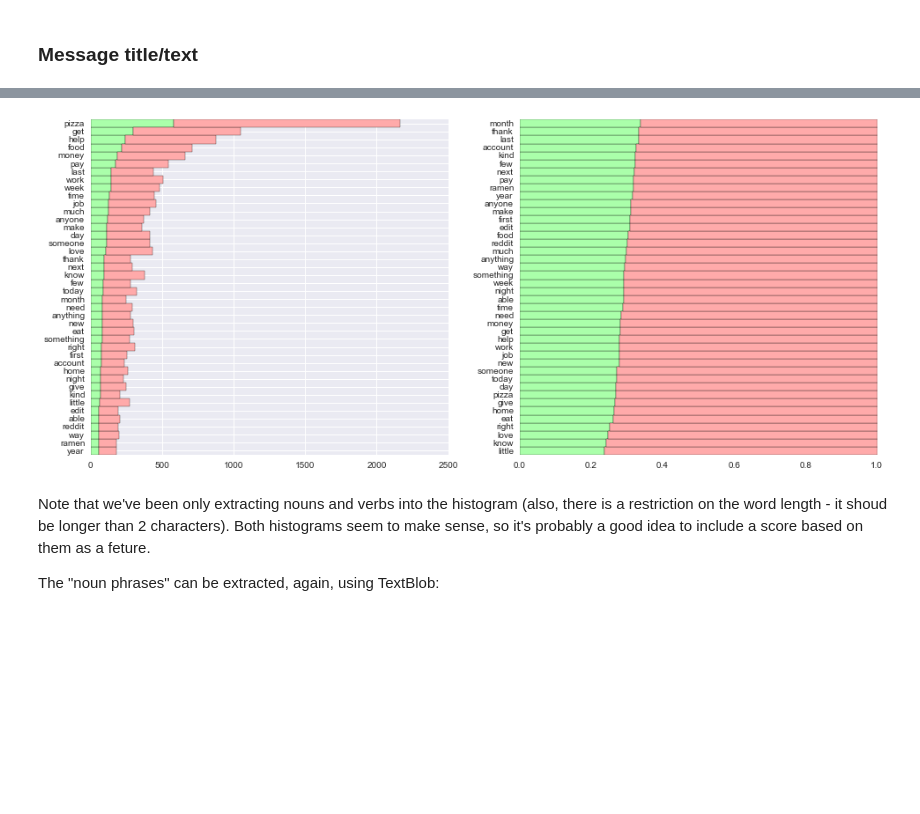
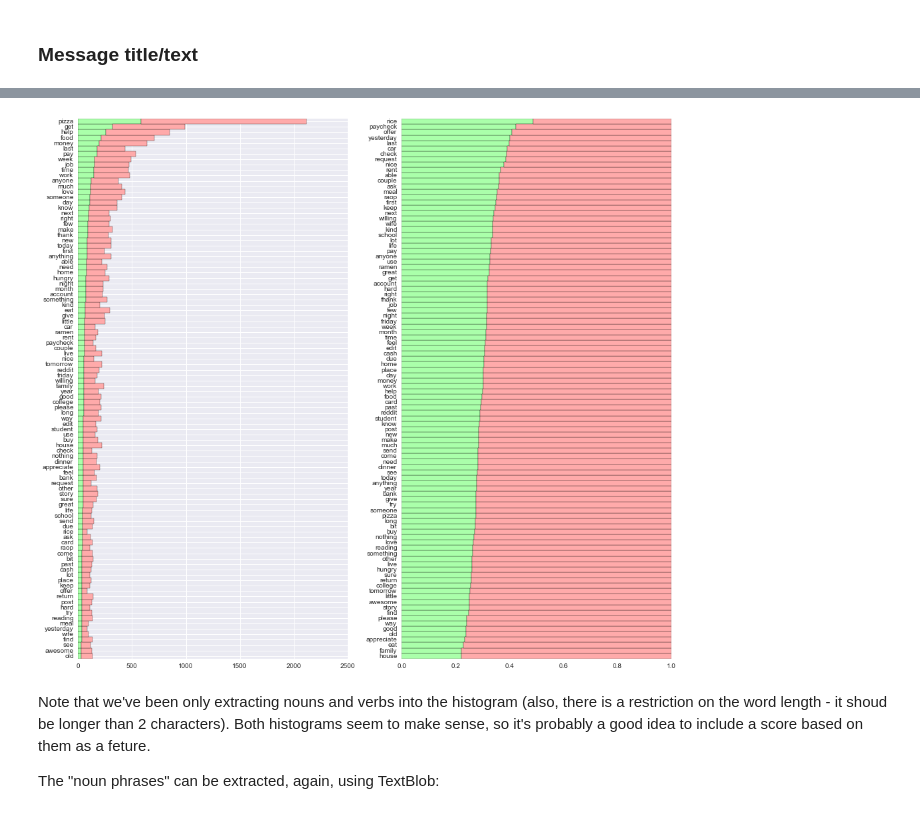
Before and after one commit to rshest/kaggle-random-acts-of-pizza, a Jupyter notebook: pizza-new.ipynb, the cells around one changed output, grey strips where cells are left out. Saved outputs shown, nothing was run; the diff lists cells and outputs as text; code cells hidden in the pictures; blank space fills up the shorter version.

```diff
--- a/pizza-new.ipynb
+++ b/pizza-new.ipynb
@@ -302,6 +324,6 @@ Let's look at the word histograms for the message title ("T") and the message te
 # %%
 w_hist = {}
 # the histogram for the message title
-w_hist['T'] = get_hist(df_train, key = 'request_title', word_mapper=get_tagged_words)[:42]
-plt_hist(w_hist['T'])
+w_hist['T'] = get_hist(df_train, key = 'request_title', word_mapper=get_tagged_words)[:100]
+plt_hist(w_hist['T'], 32)
 # %% [output]
@@ -309,9 +331,9 @@ plt_hist(w_hist['T'])
 # %%
 # the histogram for the message text
-w_hist['M'] = get_hist(df_train, key = 'request_text_edit_aware', word_mapper=get_tagged_words)[:42]
-plt_hist(w_hist['M'])
+w_hist['M'] = get_hist(df_train, key = 'request_text_edit_aware', word_mapper=get_tagged_words)[:100]
+plt_hist(w_hist['M'], 32)
 # %% [output]
-[figure, old version]
+[figure, new version]
 # %% [markdown]
 Note that we've been only extracting nouns and verbs into the histogram (also, there is a restriction on the word length - it shoud be longer than 2 characters). Both histograms seem to make sense, so it's probably a good idea to include a score based on them as a feture.
 
```
Also changed, not shown: parts of 25 cells of this notebook.
